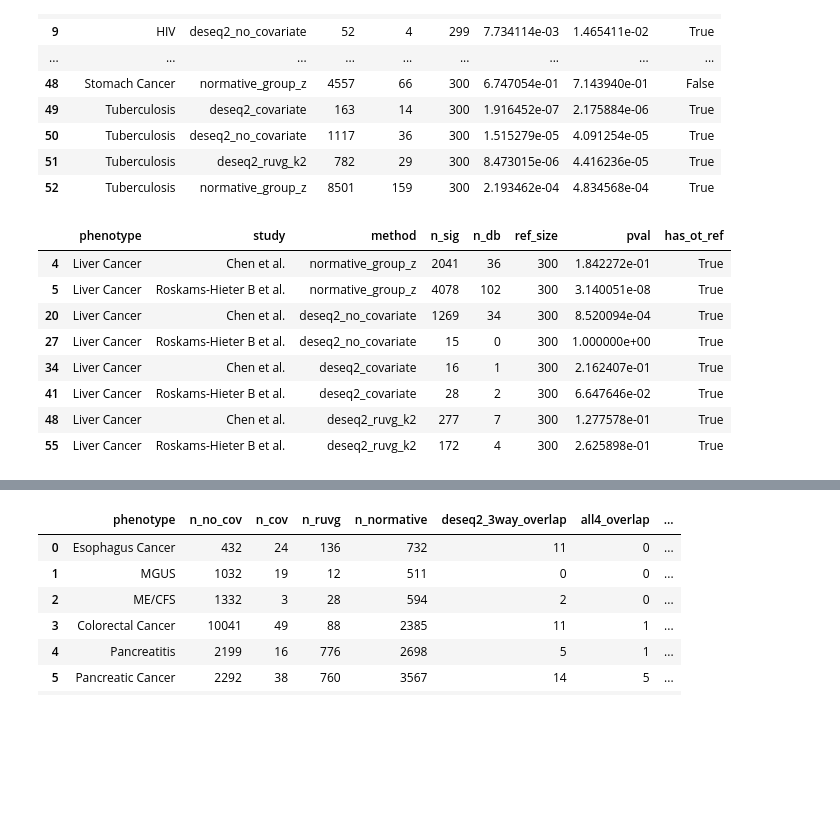
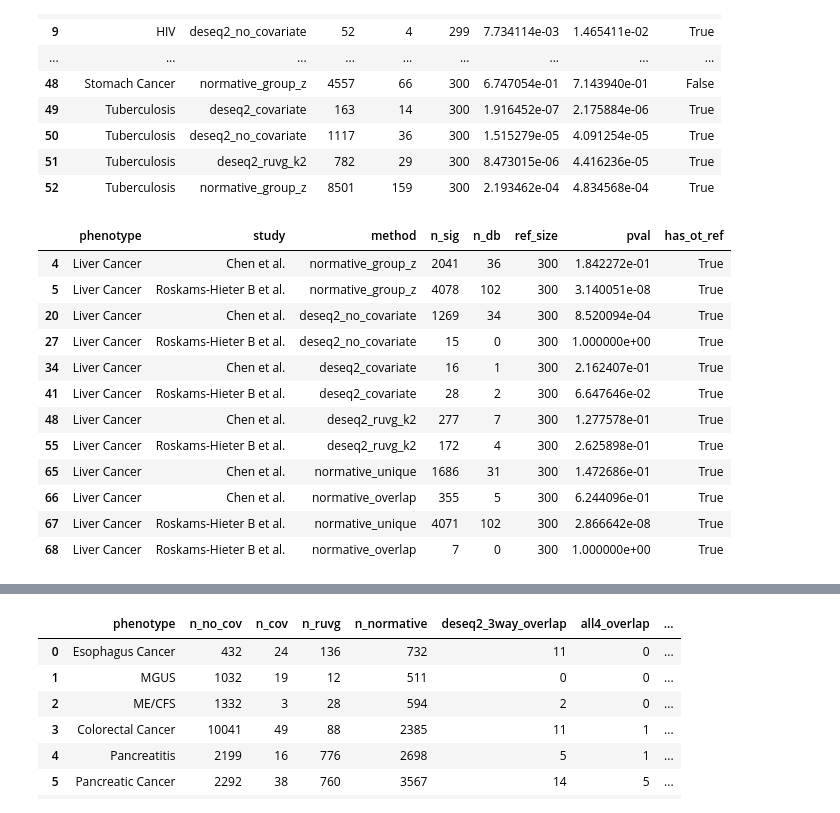
Before and after one commit to jmj3078/cfRNA_Disentaglement, a Jupyter notebook: MixedEffectsModeling/5_group_level_comparison.ipynb, the cells around one changed output, grey strips where cells are left out. Cells and saved outputs as stored; diff of their text form; code cells hidden in the pictures; blank space fills up the shorter version.

```diff
--- a/MixedEffectsModeling/5_group_level_comparison.ipynb
+++ b/MixedEffectsModeling/5_group_level_comparison.ipynb
@@ -103,6 +103,8 @@ N_genes = len(gene_names)
 group_z = dc.stouffer_group_z()  # {(pheno, study): gz}, min_n=3 already applied
 
 rows = []
+norm_sig_by_row, nocov_sig_by_row = {}, {}
+design_sig_by_row = {d: {} for d in DESEQ2_DESIGNS}
 for (pheno, study), gz in group_z.items():
     dref = ref.get(pheno, set())
     if not dref:
@@ -115,30 +117,47 @@ for (pheno, study), gz in group_z.items():
     sig = {s for s in sym_arr[reject] if pd.notna(s)}
     K, n, x = len(dref), len(sig), len(sig & dref)
     pval = hypergeom.sf(x - 1, N_genes, K, n) if n > 0 else np.nan
     rows.append(dict(phenotype=pheno, study=study, method='normative_group_z', n_sig=n, n_db=x, ref_size=K, pval=pval))
+    norm_sig_by_row[(pheno, study)] = sig
 
 sym_of_v = sym_of.copy()
 sym_of_v.index = sym_of_v.index.str.split('.').str[0]
 for design in DESEQ2_DESIGNS:
     for (study, pheno), res in dc.deseq2_study_results(design).items():
         dref = ref.get(pheno, set())
         if not dref:
             continue
         sig = set(sym_of_v.reindex(res.index[res['padj'] < 0.05]).dropna())
         K, n, x = len(dref), len(sig), len(sig & dref)
         pval = hypergeom.sf(x - 1, N_genes, K, n) if n > 0 else np.nan
         rows.append(dict(phenotype=pheno, study=study, method=f'deseq2_{design}', n_sig=n, n_db=x, ref_size=K, pval=pval))
+        design_sig_by_row[design][(pheno, study)] = sig
+        if design == 'no_covariate':
+            nocov_sig_by_row[(pheno, study)] = sig
+
+# split normative hits by whether DESeq2(no covariate) also flags them -- unique = independent signal
+for (pheno, study), norm_sig in norm_sig_by_row.items():
+    dref = ref.get(pheno, set())
+    nocov_sig = nocov_sig_by_row.get((pheno, study), set())
+    for tag, s in [('normative_unique', norm_sig - nocov_sig), ('normative_overlap', norm_sig & nocov_sig)]:
+        K, n, x = len(dref), len(s), len(s & dref)
+        pval = hypergeom.sf(x - 1, N_genes, K, n) if n > 0 else np.nan
+        rows.append(dict(phenotype=pheno, study=study, method=tag, n_sig=n, n_db=x, ref_size=K, pval=pval))
 
 gene_z_study = pd.DataFrame(rows)
 gene_z_study['has_ot_ref'] = gene_z_study['ref_size'] > 0
 display(gene_z_study[gene_z_study.phenotype == 'Liver Cancer'])
 # %% [output]
 |  | phenotype | study | method | n_sig | n_db | ref_size | pval | has_ot_ref |
 | 4 | Liver Cancer | Chen et al. | normative_group_z | 2041 | 36 | 300 | 1.842272e-01 | True |
 | 5 | Liver Cancer | Roskams-Hieter B et al. | normative_group_z | 4078 | 102 | 300 | 3.140051e-08 | True |
 | 20 | Liver Cancer | Chen et al. | deseq2_no_covariate | 1269 | 34 | 300 | 8.520094e-04 | True |
 | 27 | Liver Cancer | Roskams-Hieter B et al. | deseq2_no_covariate | 15 | 0 | 300 | 1.000000e+00 | True |
 | 34 | Liver Cancer | Chen et al. | deseq2_covariate | 16 | 1 | 300 | 2.162407e-01 | True |
 | 41 | Liver Cancer | Roskams-Hieter B et al. | deseq2_covariate | 28 | 2 | 300 | 6.647646e-02 | True |
 | 48 | Liver Cancer | Chen et al. | deseq2_ruvg_k2 | 277 | 7 | 300 | 1.277578e-01 | True |
 | 55 | Liver Cancer | Roskams-Hieter B et al. | deseq2_ruvg_k2 | 172 | 4 | 300 | 2.625898e-01 | True |
+| 65 | Liver Cancer | Chen et al. | normative_unique | 1686 | 31 | 300 | 1.472686e-01 | True |
+| 66 | Liver Cancer | Chen et al. | normative_overlap | 355 | 5 | 300 | 6.244096e-01 | True |
+| 67 | Liver Cancer | Roskams-Hieter B et al. | normative_unique | 4071 | 102 | 300 | 2.866642e-08 | True |
+| 68 | Liver Cancer | Roskams-Hieter B et al. | normative_overlap | 7 | 0 | 300 | 1.000000e+00 | True |
```
Also changed, not shown: parts of 6 cells of this notebook, 18 other files.
